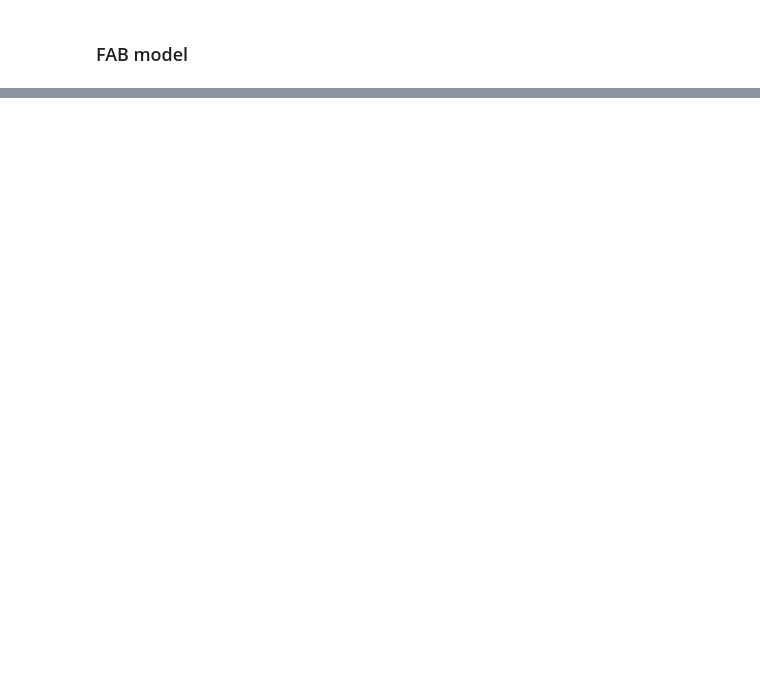
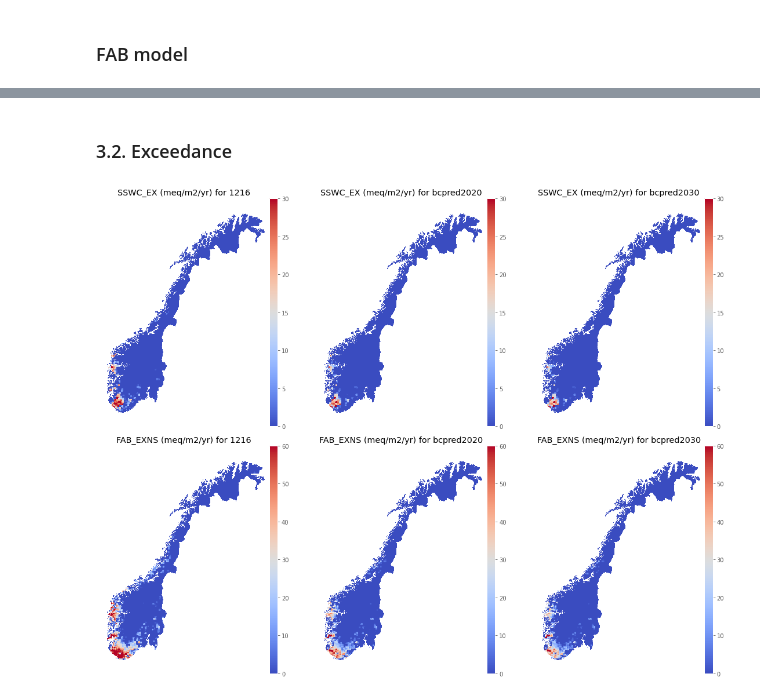
Before and after one commit to JamesSample/critical_loads_2, a Jupyter notebook: notebooks/emep_future_exceedance.ipynb, the cells around one changed output, grey strips where cells are left out. Saved outputs shown, nothing was run; the diff lists cells and outputs as text; code cells hidden in the pictures; blank space fills up the shorter version.

Commit message:
Add recent EMEP data and update "future exceedances"

```diff
--- a/notebooks/emep_future_exceedance.ipynb
+++ b/notebooks/emep_future_exceedance.ipynb
@@ -153,0 +327,33 @@ cl.write_geotiff(reg_id, reg_tif, snap_tif, -1, gdal.GDT_Float32)
+# %% [markdown]
+### 3.2. Exceedance
+# %%
+models = ["sswc_ex", "fab_exns"]
+names = ["1216", "bcpred2020", "bcpred2030"]
+vmax_dict = {
+    "sswc_ex": 30,
+    "fab_exns": 60,
+}
+
+fig, axes = plt.subplots(nrows=2, ncols=3, figsize=(16, 12))
+
+for row_idx, model in enumerate(models):
+    for col_idx, name in enumerate(names):
+        ras_path = f"/home/jovyan/shared/critical_loads/raster/exceedance/{model}_meqpm2pyr_{name}_{cell_size}m.tif"
+        with rasterio.open(ras_path) as src:
+            divider = make_axes_locatable(axes[row_idx, col_idx])
+            cax = divider.append_axes("right", size="5%", pad=0.05)
+            im = rasterio.plot.show(
+                src,
+                ax=axes[row_idx, col_idx],
+                cmap="coolwarm",
+                interpolation="none",
+                vmin=0,
+                vmax=vmax_dict[model],
+            )
+            fig.colorbar(im.images[0], cax=cax)
+            axes[row_idx, col_idx].set_title(f"{model.upper()} (meq/m2/yr) for {name}")
+            axes[row_idx, col_idx].axis("off")
+
+plt.tight_layout()
+# %% [output]
+[figure, added]
```
Also changed, not shown: parts of 18 cells of this notebook, 4 other files.
